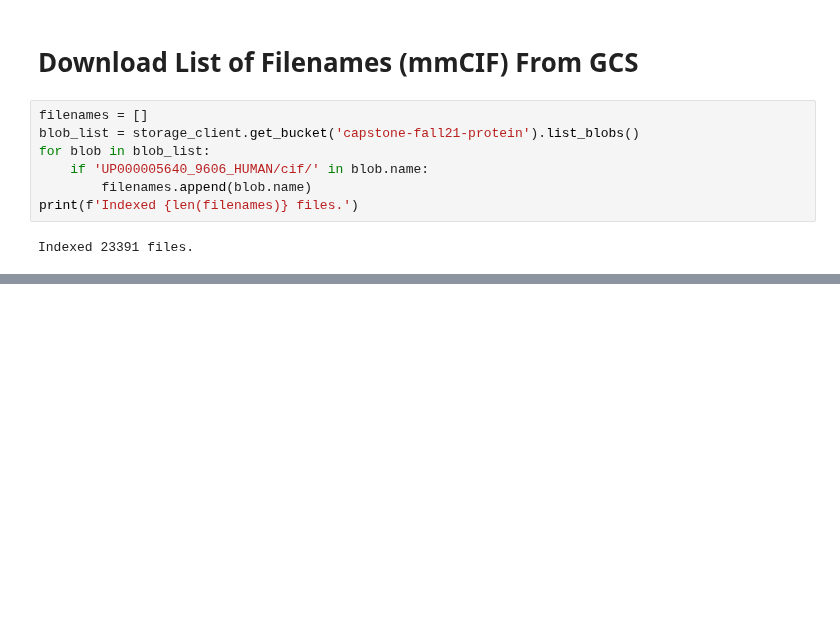
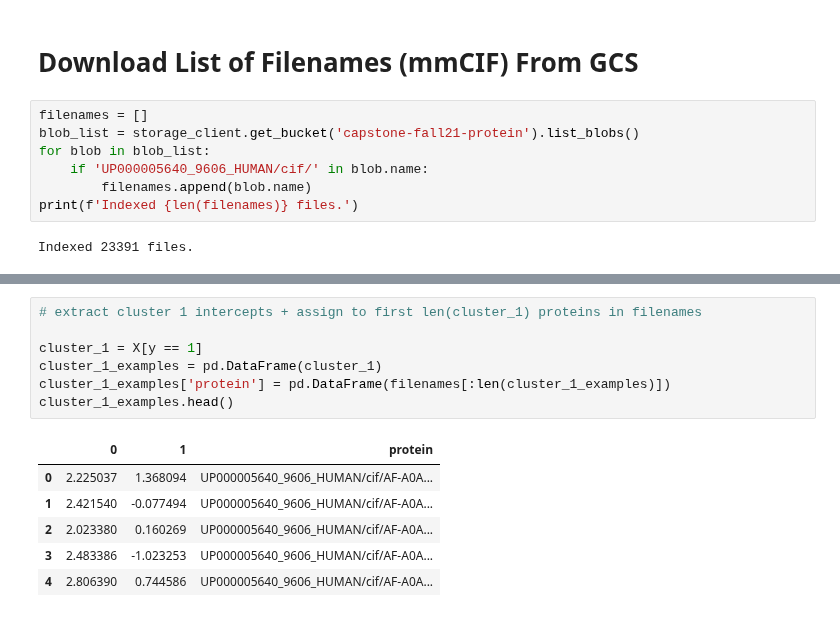
Before and after one commit to dptrsa-300/pss, a Jupyter notebook: embeddings_random.ipynb, the cells around one changed output, grey strips where cells are left out. Drawn from its saved outputs; the diff is of its cells as text; blank space fills up the shorter version.

```diff
--- a/embeddings_random.ipynb
+++ b/embeddings_random.ipynb
@@ -57,0 +76,14 @@ X = r[:,1]
+# %%
+# extract cluster 1 intercepts + assign to first len(cluster_1) proteins in filenames
+
+cluster_1 = X[y == 1]
+cluster_1_examples = pd.DataFrame(cluster_1)
+cluster_1_examples['protein'] = pd.DataFrame(filenames[:len(cluster_1_examples)])
+cluster_1_examples.head()
+# %% [output]
+|  | 0 | 1 | protein |
+| 0 | 2.225037 | 1.368094 | UP000005640_9606_HUMAN/cif/AF-A0A... |
+| 1 | 2.421540 | -0.077494 | UP000005640_9606_HUMAN/cif/AF-A0A... |
+| 2 | 2.023380 | 0.160269 | UP000005640_9606_HUMAN/cif/AF-A0A... |
+| 3 | 2.483386 | -1.023253 | UP000005640_9606_HUMAN/cif/AF-A0A... |
+| 4 | 2.806390 | 0.744586 | UP000005640_9606_HUMAN/cif/AF-A0A... |
```
Also changed, not shown: parts of 24 cells of this notebook, 1 other file.
